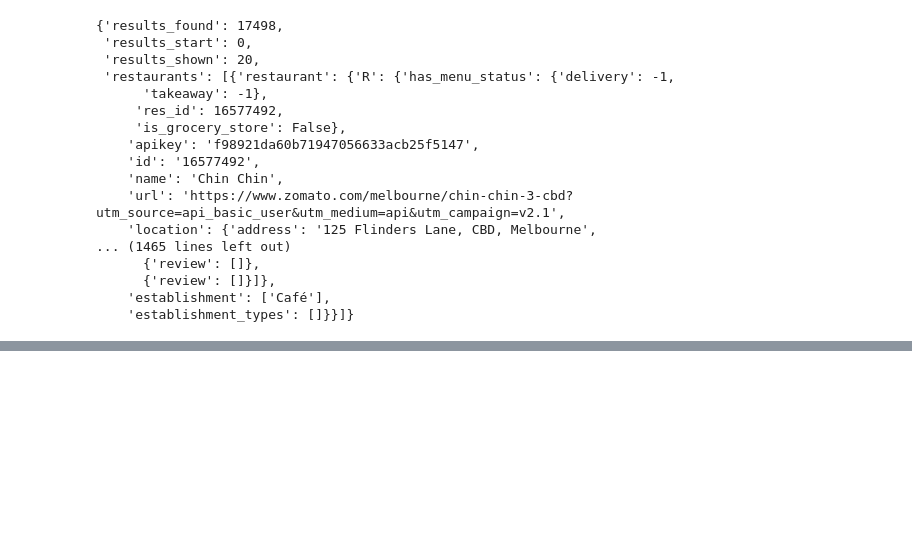
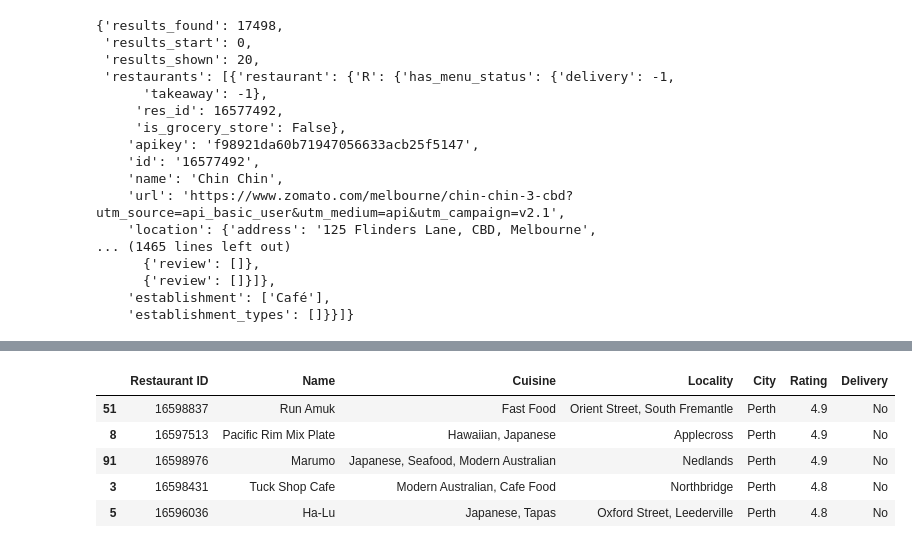
Before and after one commit to bradsmith87/project-week-1, a Jupyter notebook: pulldata.ipynb, the cells around one changed output, grey strips where cells are left out. Drawn from its saved outputs; the diff is of its cells as text; code cells hidden in the pictures; blank space fills up the shorter version.

```diff
--- a/pulldata.ipynb
+++ b/pulldata.ipynb
@@ -204,0 +278,11 @@ restaurants_df.to_csv("restaurant_data.csv", encoding="utf-8", index=False)
+# %%
+perth_top = restaurants_df.loc[restaurants_df["City"]=="Perth"]
+perth_top = perth_top.head()
+perth_top
+# %% [output]
+|  | Restaurant ID | Name | Cuisine | Locality | City | Rating | Delivery |
+| 51 | 16598837 | Run Amuk | Fast Food | Orient Street, South Fremantle | Perth | 4.9 | No |
+| 8 | 16597513 | Pacific Rim Mix Plate | Hawaiian, Japanese | Applecross | Perth | 4.9 | No |
+| 91 | 16598976 | Marumo | Japanese, Seafood, Modern Australian | Nedlands | Perth | 4.9 | No |
+| 3 | 16598431 | Tuck Shop Cafe | Modern Australian, Cafe Food | Northbridge | Perth | 4.8 | No |
+| 5 | 16596036 | Ha-Lu | Japanese, Tapas | Oxford Street, Leederville | Perth | 4.8 | No |
```
Also changed, not shown: parts of 9 cells of this notebook, 3 other files.
